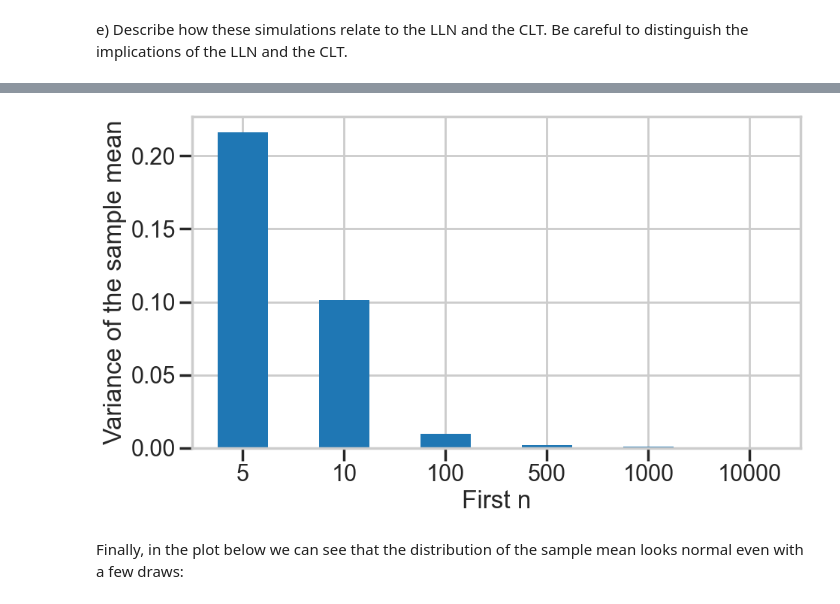
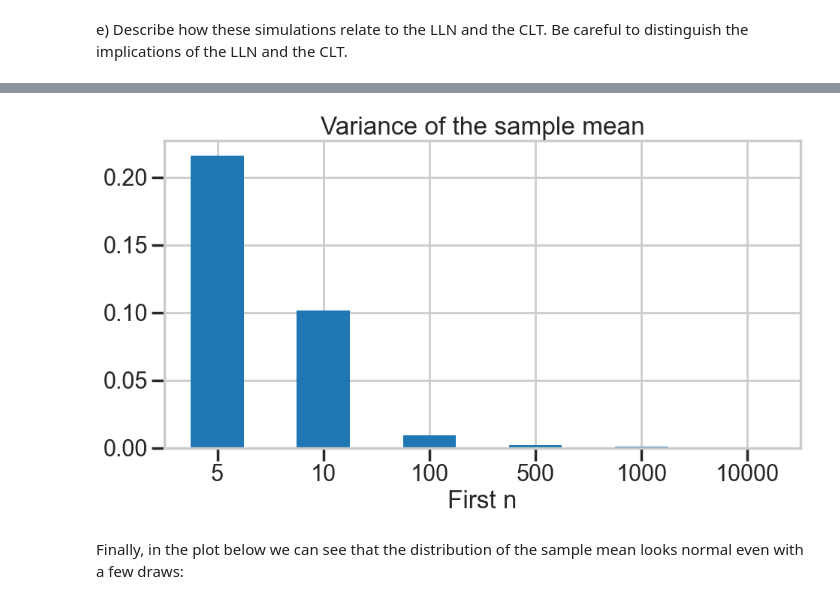
Before and after one commit to maxanisimov/stats, a Jupyter notebook: berkeley_course/00_lln_clt.ipynb, the cells around one changed output, grey strips where cells are left out. Cells and saved outputs as stored; diff of their text form; code cells hidden in the pictures.

```diff
--- a/berkeley_course/00_lln_clt.ipynb
+++ b/berkeley_course/00_lln_clt.ipynb
@@ -114,5 +102,5 @@ class ProblemSolver:
 # %%
 M = 1_000
 N = 20_000
-problem_solver = ProblemSolver(dfs=100, M=M, N=N)
+solver = Solver(dfs=100, M=M, N=N)
 # %% [markdown]
@@ -165,0 +116,3 @@ solution_c
+# %%
+sample_mean_stats_100 = solver.compute_sample_mean_stats()
+sample_mean_stats_100.round(3)
@@ -193,11 +151,11 @@ Convergence to the true mean is guaranteed in theory by the Weak Law of Large Nu
 # %%
 plt.figure(figsize=(10, 6))
-solution_c.loc['variance'].plot(kind='bar')
-plt.ylabel('Variance of the sample mean')
+sample_mean_stats_100.loc['variance'].plot(kind='bar')
+plt.title('Variance of the sample mean')
 plt.xlabel('First n')
 plt.xticks(rotation=0)
 plt.tight_layout();
 # %% [output]
-[figure, old version]
+[figure, new version]
 # %% [markdown]
 Finally, in the plot below we can see that the distribution of the sample mean looks normal even with a few draws:
```
Also changed, not shown: parts of 42 cells of this notebook.
